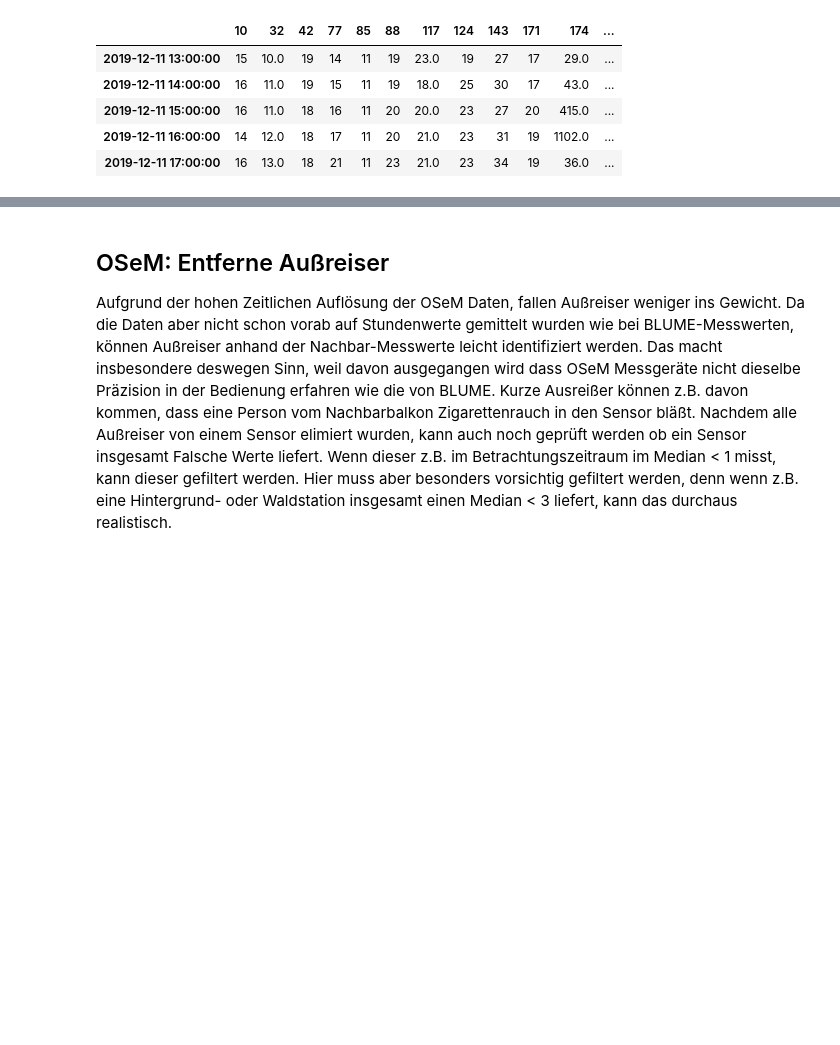
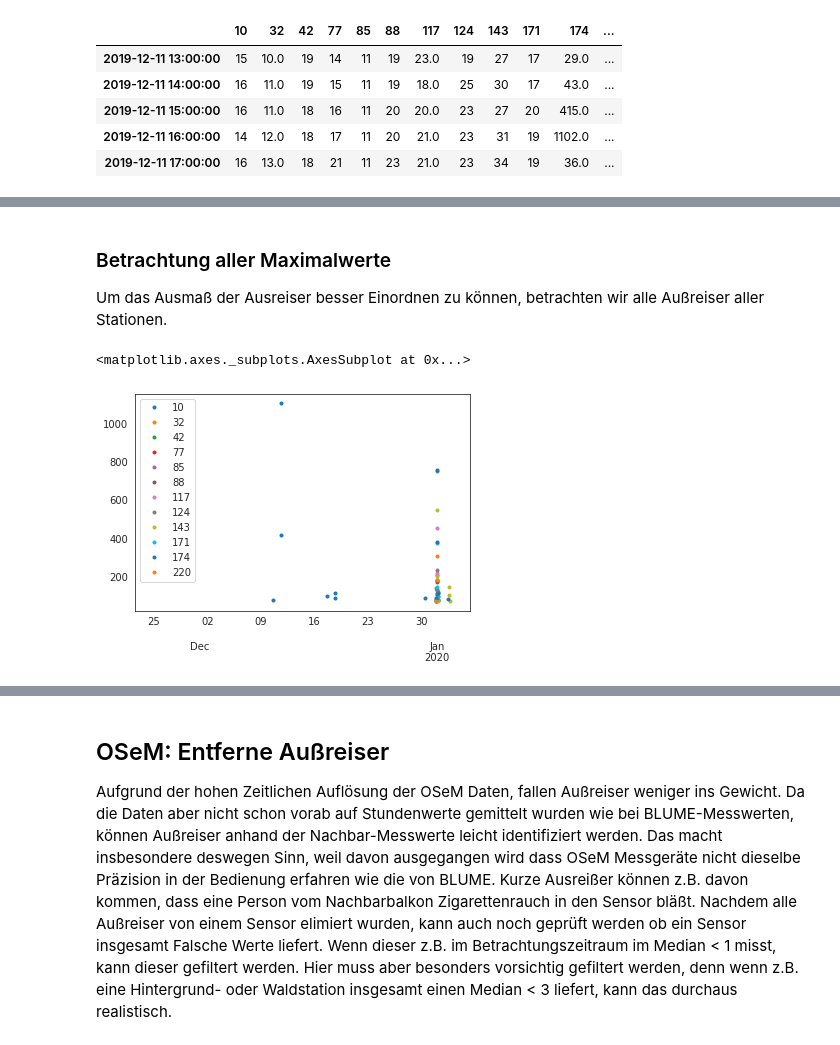
Before and after one commit to Butanding/Bachlor-Thesis, a Jupyter notebook: Code/Bachelorarbeit.ipynb, the cells around one changed output, grey strips where cells are left out. Saved outputs shown, nothing was run; the diff lists cells and outputs as text; code cells hidden in the pictures; blank space fills up the shorter version.

```diff
--- a/Code/Bachelorarbeit.ipynb
+++ b/Code/Bachelorarbeit.ipynb
@@ -251,0 +280,10 @@ blume_hourly_cleaned = blume_hourly[blume_hourly < 200]
+# %% [markdown]
+### Betrachtung aller Maximalwerte
+Um das Ausmaß der Ausreiser besser Einordnen zu können, betrachten wir alle Außreiser aller Stationen.
+# %%
+blume_ausreiser_total = df_global[df_global > 70]
+
+blume_ausreiser_total.plot(style=".")
+# %% [output]
+<matplotlib.axes._subplots.AxesSubplot at 0x...>
+[figure, added]
```
Also changed, not shown: parts of 43 cells of this notebook, 13 other files.
